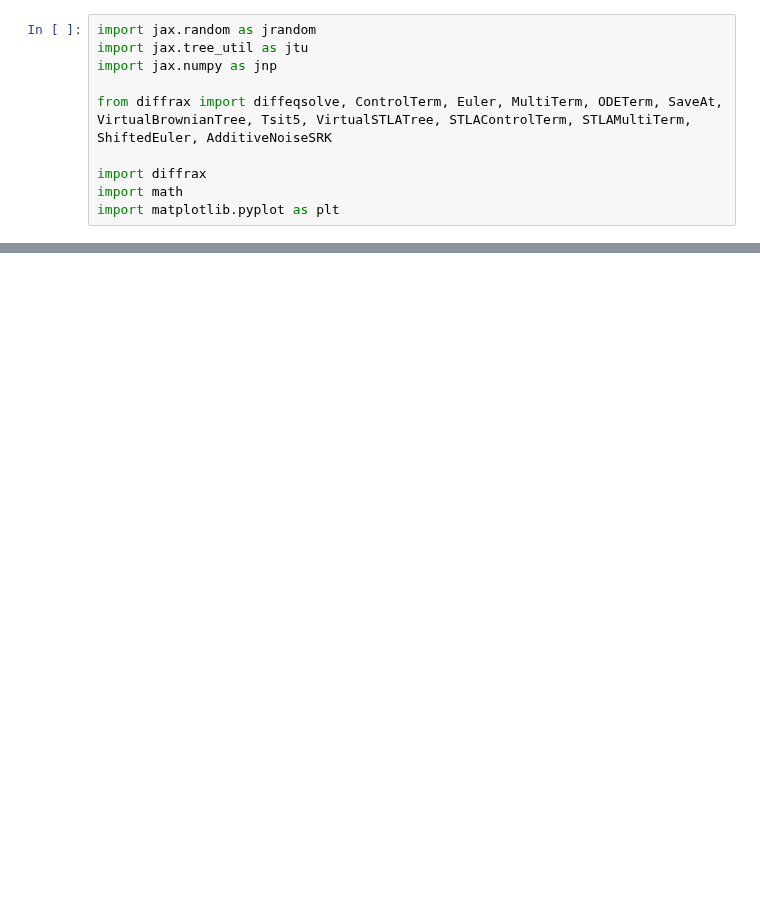
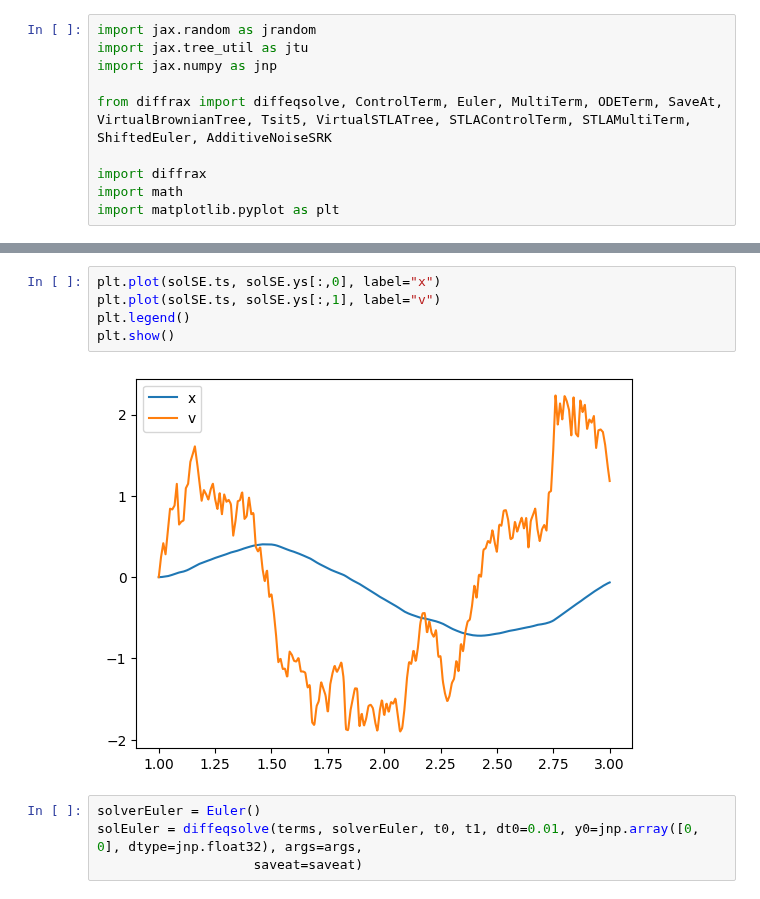
Before and after one commit to andyElking/diffrax_STLA, a Jupyter notebook: Langevin_test.ipynb, the cells around one changed output, grey strips where cells are left out. Saved outputs shown, nothing was run; the diff lists cells and outputs as text; blank space fills up the shorter version.

```diff
--- a/Langevin_test.ipynb
+++ b/Langevin_test.ipynb
@@ -60,0 +45,11 @@ print(tup2)
+# %%
+plt.plot(solSE.ts, solSE.ys[:,0], label="x")
+plt.plot(solSE.ts, solSE.ys[:,1], label="v")
+plt.legend()
+plt.show()
+# %% [output]
+[figure, added]
+# %%
+solverEuler = Euler()
+solEuler = diffeqsolve(terms, solverEuler, t0, t1, dt0=0.01, y0=jnp.array([0, 0], dtype=jnp.float32), args=args,
+                    saveat=saveat)
```
Also changed, not shown: parts of 6 cells of this notebook.
